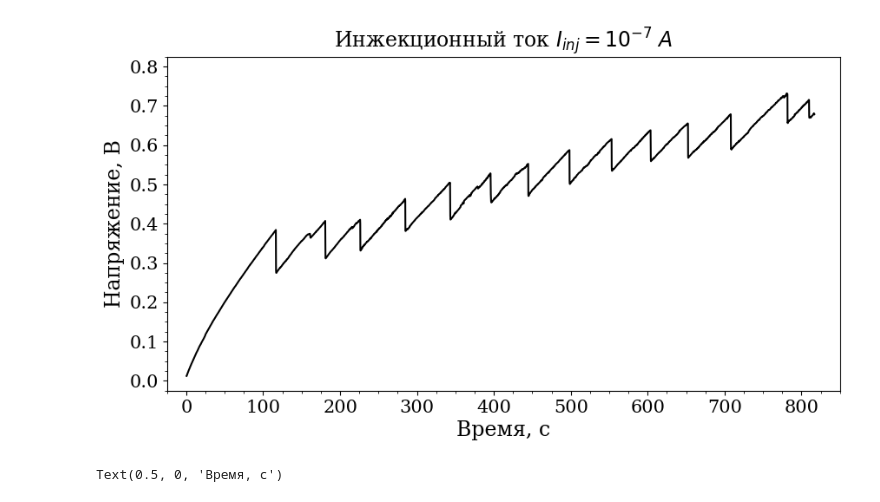
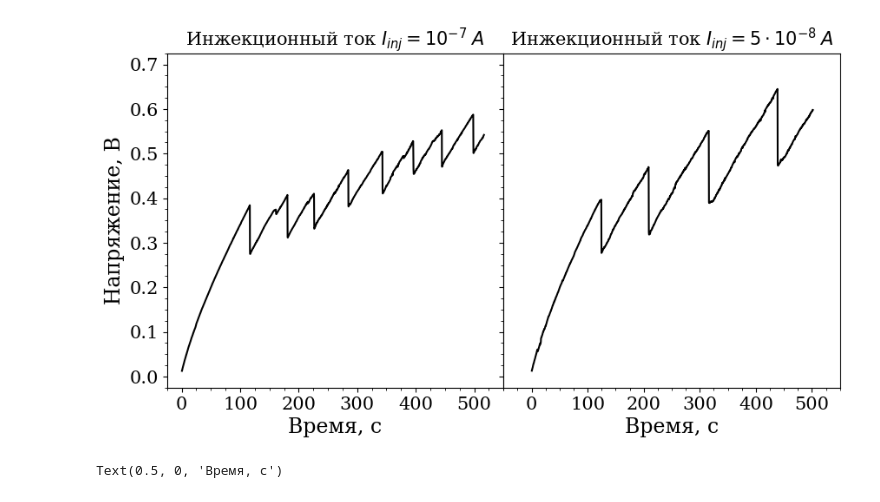
Before and after one commit to OneMoreGate/TiN-HZO_experimental, a Jupyter notebook: sample_6_preann_550_postann_350/good.ipynb, the cells around one changed output. Drawn from its saved outputs; the diff is of its cells as text; code cells hidden in the pictures.

```diff
--- a/sample_6_preann_550_postann_350/good.ipynb
+++ b/sample_6_preann_550_postann_350/good.ipynb
@@ -4,41 +4,41 @@ plt.rcParams.update({'font.family':'serif'})
 # %%
 s = pd.read_csv('6.data', delimiter='   ', engine='python', skiprows=13, header=None)
 s_1 = pd.read_csv('7.data', delimiter='   ', engine='python', skiprows=13, header=None)
 
 fig = plt.figure(figsize=(10, 5))
 gs = GridSpec(ncols=2, nrows=1, figure=fig)
 plt.rcParams.update({'font.family':'serif'})
-ax_1 = fig.add_subplot(gs[:])
-#ax_2 = fig.add_subplot(gs[1])
+ax_1 = fig.add_subplot(gs[0])
+ax_2 = fig.add_subplot(gs[1])
 
-ax_1.plot(s[0], s[1], color = 'k')
-ax_1.set( xlim=[-25, 850], ylim=[-0.025, 0.825])
+ax_1.plot(s[0][:3000], s[1][:3000], color = 'k')
+ax_1.set( xlim=[-25, 550], ylim=[-0.025, 0.725])
 ax_1.xaxis.set_major_locator(ticker.MultipleLocator(100))
 ax_1.xaxis.set_minor_locator(ticker.MultipleLocator(25))
 ax_1.yaxis.set_major_locator(ticker.MultipleLocator(0.1))
 ax_1.yaxis.set_minor_locator(ticker.MultipleLocator(0.025))
 ax_1.tick_params(labelsize=15)
 ax_1.set_ylabel('Напряжение, В', size = 17)
 ax_1.set_xlabel('Время, с', size = 17)
-ax_1.set_title(r'Инжекционный ток $I_{inj} =  10^{-7} \; A$', size = 17)
-'''
+ax_1.set_title(r'Инжекционный ток $I_{inj} =  10^{-7} \; A$', size = 15)
 
-ax_2.plot(s_1[0], s_1[1], color = 'k')
-ax_2.set( xlim=[-50, 1200], ylim=[-0.025, 0.825])
-ax_2.xaxis.set_major_locator(ticker.MultipleLocator(200))
-ax_2.xaxis.set_minor_locator(ticker.MultipleLocator(50))
+
+ax_2.plot(s_1[0][:3000], s_1[1][:3000], color = 'k')
+ax_2.set( xlim=[-50, 550], ylim=[-0.025, 0.725])
+ax_2.xaxis.set_major_locator(ticker.MultipleLocator(100))
+ax_2.xaxis.set_minor_locator(ticker.MultipleLocator(25))
 ax_2.yaxis.set_major_locator(ticker.MultipleLocator(0.1))
 ax_2.yaxis.set_minor_locator(ticker.MultipleLocator(0.025))
 ax_2.tick_params(labelsize=15)
 ax_2.set_xlabel('Время, с', size = 17)
 ax_2.tick_params(labelsize=15, labelleft = False)
-ax_2.set_title(r'Инжекционный ток $I_{inj} = 5 \cdot 10^{-8} \; A$', size = 17)
+ax_2.set_title(r'Инжекционный ток $I_{inj} = 5 \cdot 10^{-8} \; A$', size = 15)
 
-gs.update(wspace=0, hspace = 0)'''
+gs.update(wspace=0, hspace = 0)
 
-#plt.savefig('spiking_real.png', dpi = 300, bbox_inches = 'tight')
+plt.savefig('spiking_real.png', dpi = 300, bbox_inches = 'tight')
 # %% [output]
-[figure, old version]
+[figure, new version]
 # %%
 s = pd.read_csv('7.data', delimiter='   ', engine='python', skiprows=13, header=None)
 fig, ax = plt.subplots(figsize = [6,6])
```
Also changed, not shown: parts of 1 cell of this notebook, 6 other files.
